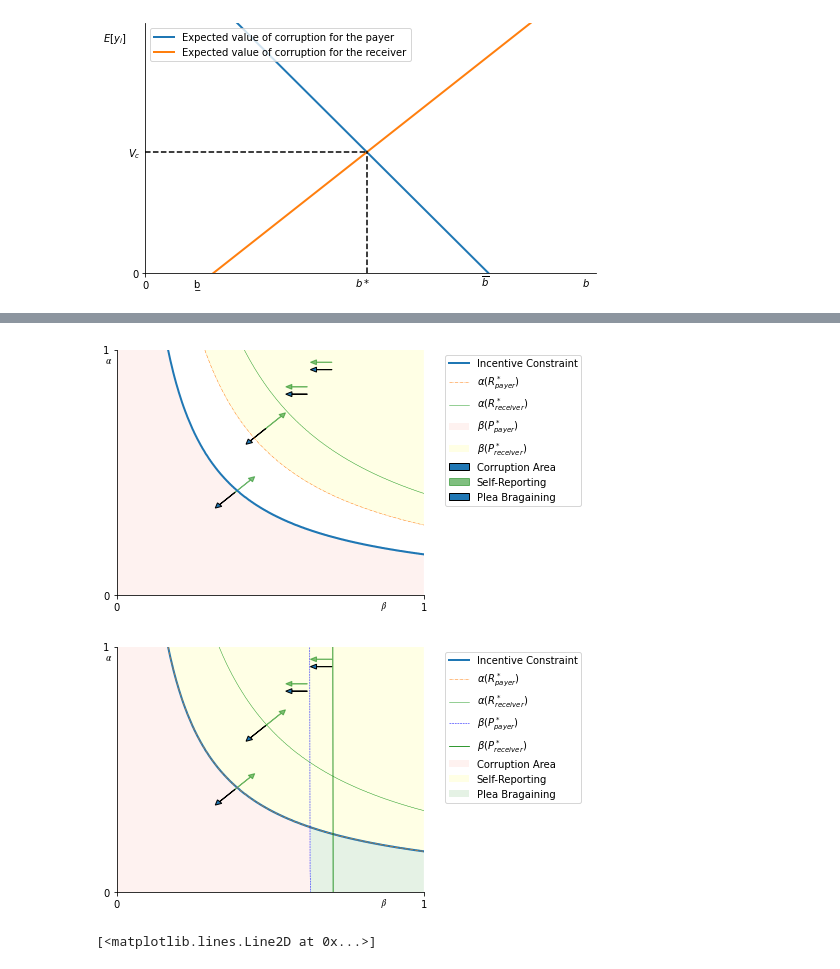
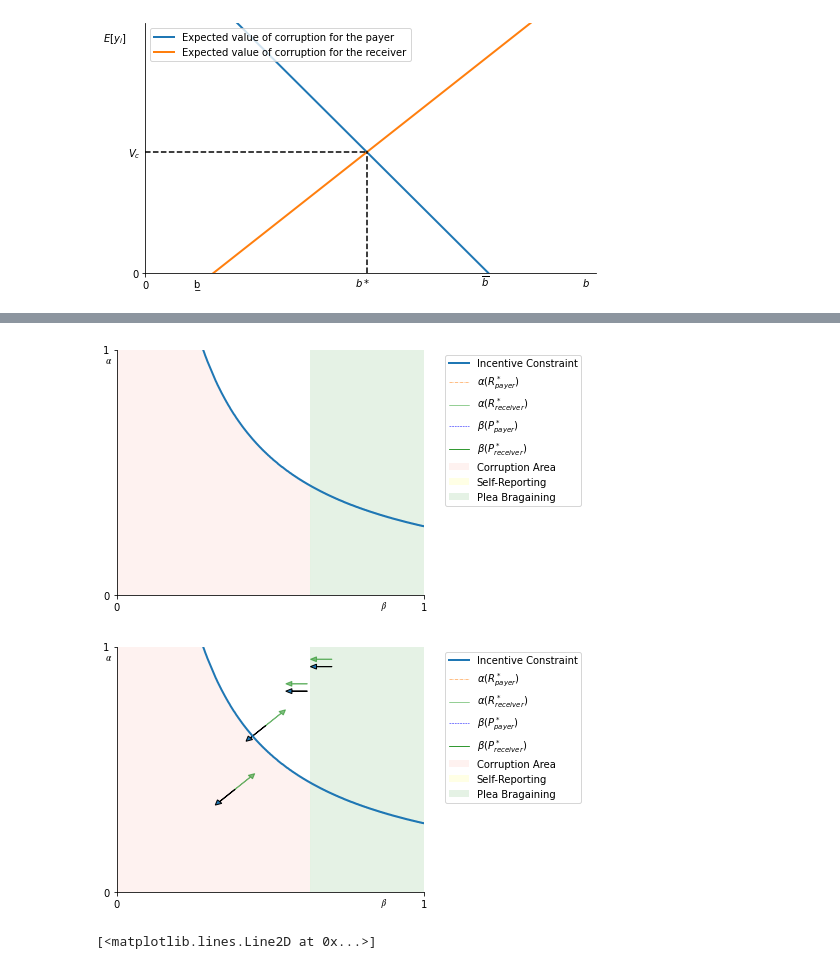
Before and after one commit to caxaxa/Chacha_PhD_Projects, a Jupyter notebook: Incentive_Curves_v2.ipynb, the cells around one changed output, grey strips where cells are left out. Drawn from its saved outputs; the diff is of its cells as text; code cells hidden in the pictures.

```diff
--- a/Incentive_Curves_v2.ipynb
+++ b/Incentive_Curves_v2.ipynb
@@ -37,13 +37,13 @@ def get_ICs(n, alphas):
     plt.show()
 # %%
 def get_b_star(gamma,alpha,beta,c,a,f):
-  return (((gamma**2)*((1-alpha*beta)*a-alpha*beta*f)) + ((gamma**2*alpha*beta*f+c)/((gamma**2)*(1-alpha*beta))))/2
+  return   (c + gamma*(1-alpha*beta)*a )/ (gamma*(1-alpha*beta) + 1)
 
-def get_y_payer(gamma,alpha,beta,f,b):
-  return -b +(gamma**2)*((1-alpha*beta)*a - alpha*beta*f)
+def get_y_payer(gamma,alpha,beta,f,b,a):
+  return -b +(gamma)*((1-alpha*beta)*a - alpha*beta*f)
 
 def get_y_receiver(gamma,alpha,beta,f,b,c):
-  return -c +(gamma**2)*((1-alpha*beta)*b - alpha*beta*f)
+  return -c +(gamma)*((1-alpha*beta)*b - alpha*beta*f)
 
 #Creat the function in py: only for creating the inicial variable:
 
@@ -61,7 +61,7 @@ def alpha_solver(n,gamma,alpha,beta,a,c,f):
   for i in range(0,n,1):
     beta = i/n
     alpha = 0
-    while get_y_payer(gamma,alpha,beta,u(f,eta),u(get_b_star(gamma,alpha,beta,c,a,f),eta)) > 0:
+    while get_y_payer(gamma,alpha,beta,f, get_b_star(gamma,alpha,beta,c,a,f),a) > 0:
       alpha += 1/n
       if alpha>1.01:
         break
@@ -75,7 +75,7 @@ def R_payer_solver(n,gamma,alpha,beta,a,c,f,R):
   for i in range(0,n,1):
     beta = i/n
     alpha = 0
-    while (gamma**2)*((1-alpha*beta)*u(get_b_star(gamma,alpha,beta,c,a,f),eta) - alpha*beta*u(f,eta)) > - u(R*f,eta):
+    while R >   ((gamma)*((1-alpha*beta)*a - alpha*beta*f)/f) - 1 :
       alpha += 1/n
       if alpha > 1.01:
         break
@@ -89,7 +89,7 @@ def P_payer_solver(n,gamma,alpha,beta,a,c,f,P):
   for i in range(0,n,1):
     beta = i/n
     alpha = 0
-    while (gamma*((1-beta)*u(get_b_star(gamma,alpha,beta,c,a,f),eta) - beta*u(f,eta)) > -u(P*f,eta)):
+    while P >  -  ((gamma)*((1-beta)*a - beta*f)/f) - 1 :
       alpha += 1/n
       if alpha>1.01:
         break
@@ -98,29 +98,13 @@ def P_payer_solver(n,gamma,alpha,beta,a,c,f,P):
 
 
 def R_receiver_solver(n,gamma,alpha,beta,a,c,f,R):
-  R_r = np.zeros(n)
-  for i in range(0,n,1):
-    beta = i/n
-    alpha = 0
-    while (gamma**2)*((1-alpha*beta)*u(a,eta) - alpha*beta*u(f,eta)) > -u (R*f,eta):
-      alpha += 1/n
-      if alpha > 1.01:
-        break
-    R_r[i] = alpha - 1/n
+  R_r = R_payer_solver(n,gamma,alpha,beta,a,c,f,R)
   return R_r
 
 ## P_payer Function
 
 def P_receiver_solver(n,gamma,alpha,beta,a,c,f,P):
-  P_r = np.zeros(n)
-  for i in range(0,n,1):
-    beta = i/n
-    alpha = 0
-    while (gamma*((1-beta)*u(a,eta) - beta*u(f,eta)) > -u(P*f,eta)):
-      alpha += 1/n
-      if alpha>1.01:
-        break
-    P_r[i] = alpha -1/n
+  P_r = P_payer_solver(n,gamma,alpha,beta,a,c,f,P)
   return P_r
 
 
@@ -328,9 +314,9 @@ def get_IC_star(n,R_star,P_star,show_arrow = False, show_R = True, show_P = True
 # %%
 #get_IC_star(1000,-.1,.5,show_arrow=True, show_P= False, show_R = True, save = 'plot_2')
 # %%
-get_IC_star(1000,.1,.5,show_arrow=True, show_P= False, show_R = True, save = 'plot_3')
+get_IC_star(1000,.1,.5, save = 'plot_3')
 # %% [output]
-[figure, old version]
+[figure, new version]
 # %%
 #get_IC_star(1000,-.1,.5,show_arrow=True, show_P= True, show_R = False, save = 'plot_4')
 # %%
@@ -338,7 +324,7 @@ get_IC_star(1000,.1,.5,show_arrow=True, show_P= False, show_R = True, save = 'pl
 # %%
 get_IC_star(1000,0,.50,show_arrow=True, show_P= True, show_R = True, save = 'fig3')
 # %% [output]
-[figure, old version]
+[figure, new version]
 # %%
 # Plotting the Isoelastic Utility Function
 
```
Also changed, not shown: parts of 2 cells of this notebook.
